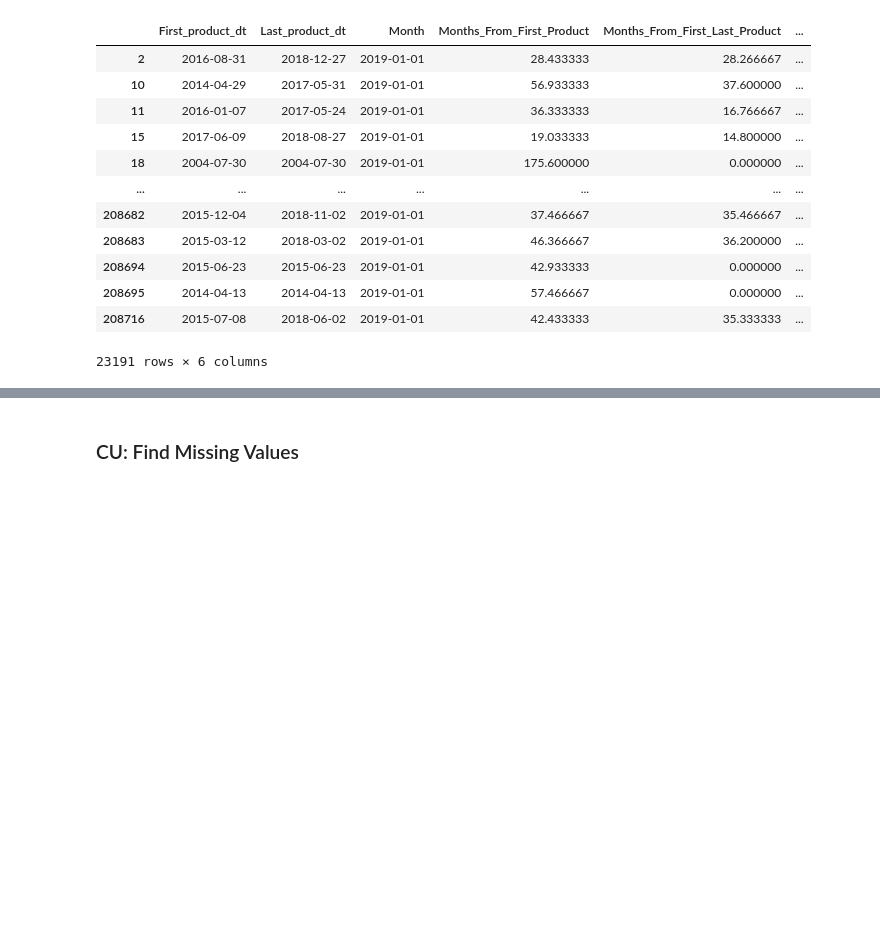
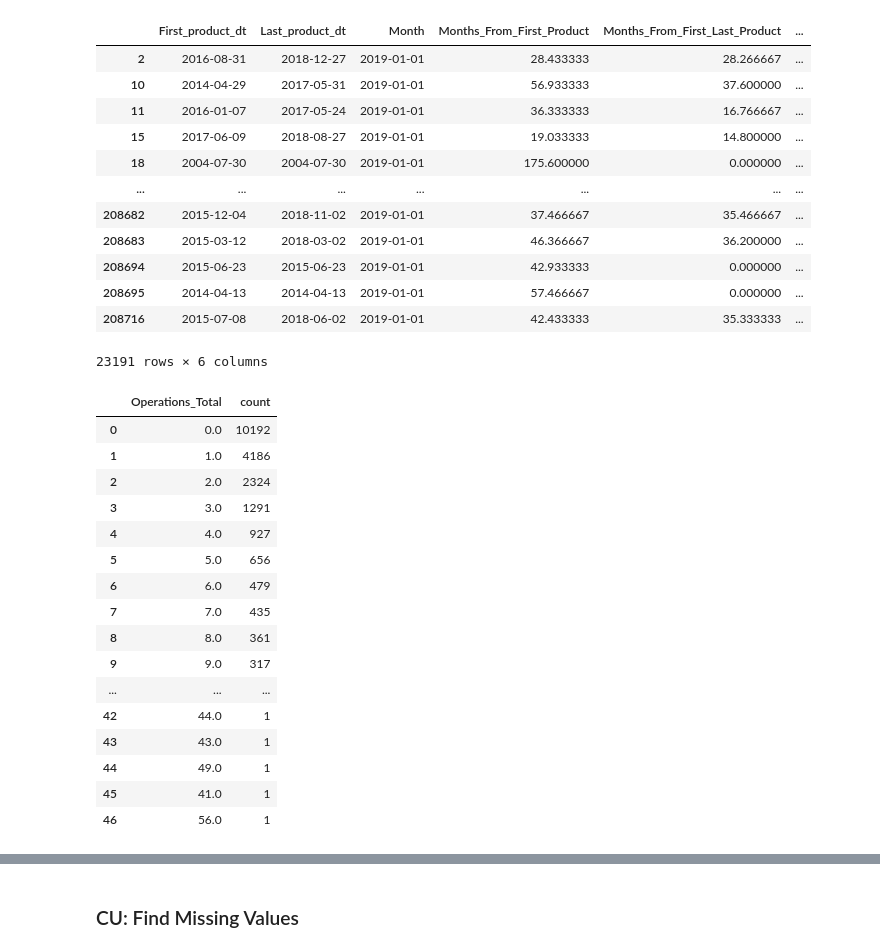
Before and after one commit to comejia/utn-ml-cross-selling, a Jupyter notebook: tp-machine-learning.ipynb, the cells around one changed output, grey strips where cells are left out. Saved outputs shown, nothing was run; the diff lists cells and outputs as text; code cells hidden in the pictures; blank space fills up the shorter version.

```diff
--- a/tp-machine-learning.ipynb
+++ b/tp-machine-learning.ipynb
@@ -232,7 +232,9 @@ identity_features = training_window_universe[training_window_universe.Month == '
       'SavingAccount_Active_ARG_Salary', 'SavingAccount_Active_ARG', 'SavingAccount_Active_DOLLAR',
       'DebitCard_Active', 'Investment_Active',
       'Insurance_Life', 'Insurance_Home', 'Insurance_Accidents', 'Insurance_Mobile', 'Insurance_ATM', 'Insurance_Unemployment',
-      'Sex', 'Client_Age_grp', 'Mobile', 'Email', 'Region', 'CreditCard_Product']]
+      'Sex', 'Client_Age_grp', 'Mobile', 'Email', 'Region', 'CreditCard_Product',
+      'Operations_Bank', 'Operations_Terminal', 'Operations_HomeBanking', 'Operations_Mobile', 'Operations_Ivr',
+      'Operations_Telemarketer', 'Operations_ATM']]
 
 identity_features.shape
 # %% [output]
@@ -434 +438,25 @@ Existen meses en negativo: True
 identity_features.drop(['First_product_dt', 'Last_product_dt', 'Month'], inplace=True, axis=1)
+# %%
+# Se agrega la transform feature de Operationes totales
+identity_features['Operations_Total'] = identity_features.Operations_Bank + identity_features.Operations_Terminal +\
+    identity_features.Operations_HomeBanking + identity_features.Operations_Mobile + identity_features.Operations_Ivr +\
+    identity_features.Operations_Telemarketer + identity_features.Operations_ATM
+identity_features['Operations_Total'].value_counts().reset_index()
+# %% [output]
+|  | Operations_Total | count |
+| 0 | 0.0 | 10192 |
+| 1 | 1.0 | 4186 |
+| 2 | 2.0 | 2324 |
+| 3 | 3.0 | 1291 |
+| 4 | 4.0 | 927 |
+| 5 | 5.0 | 656 |
+| 6 | 6.0 | 479 |
+| 7 | 7.0 | 435 |
+| 8 | 8.0 | 361 |
+| 9 | 9.0 | 317 |
+| ... | ... | ... |
+| 42 | 44.0 | 1 |
+| 43 | 43.0 | 1 |
+| 44 | 49.0 | 1 |
+| 45 | 41.0 | 1 |
+| 46 | 56.0 | 1 |
```
Also changed, not shown: parts of 21 cells of this notebook, 2 other files.
